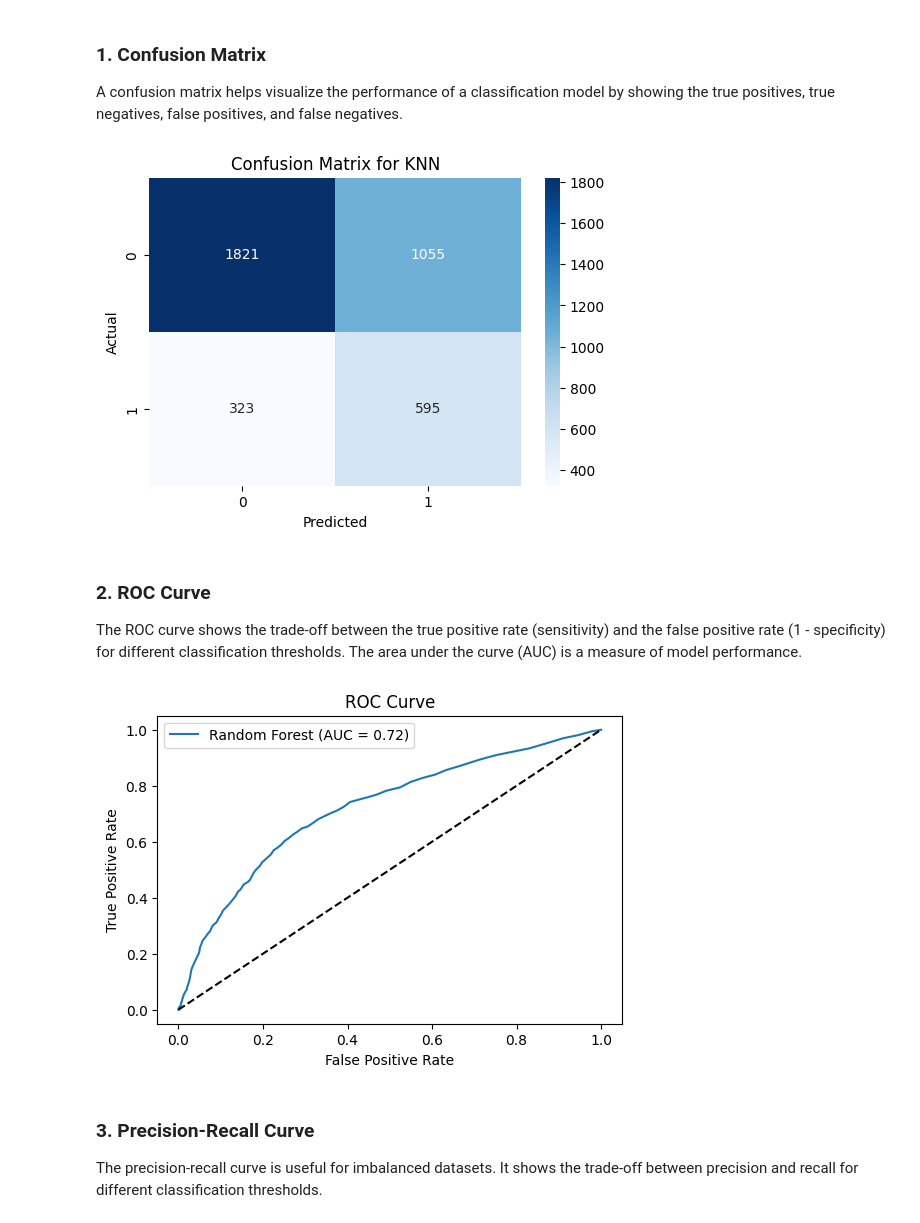
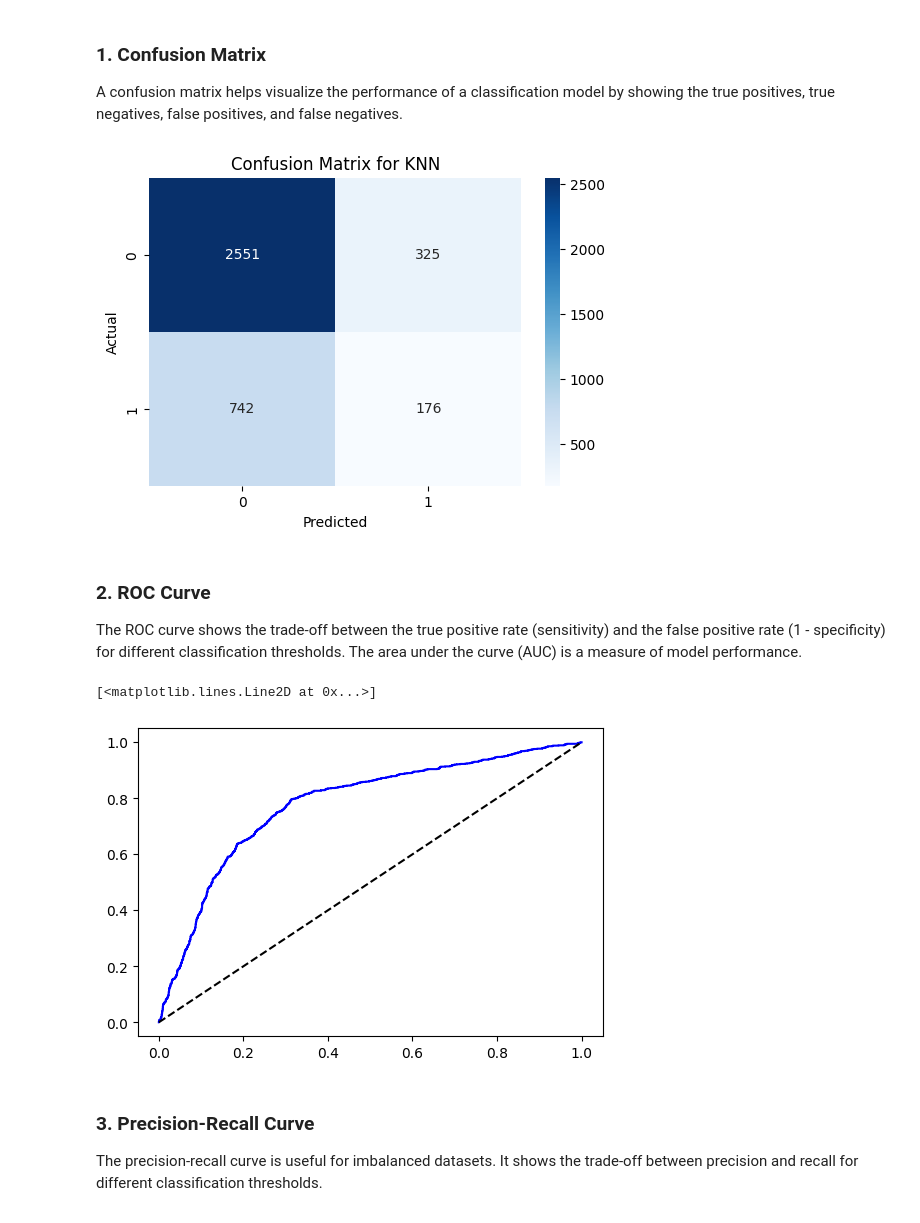
Before and after one commit to Gulcan82/Data_science_job_data_set, a Jupyter notebook: data_science.ipynb, the cells around one changed output. Drawn from its saved outputs; the diff is of its cells as text; code cells hidden in the pictures.

```diff
--- a/data_science.ipynb
+++ b/data_science.ipynb
@@ -40,0 +51,3 @@ df = pd.read_csv('./data/data_science_job.csv')
+# %%
+df = pd.read_csv('data_science_job.csv')  # Falls die Datei so heißt
+print(df.head())  # Zeigt die ersten Zeilen der Datei an
@@ -786,15 +838,19 @@ weighted avg       0.76      0.76      0.76      3794
 ### 1. Confusion Matrix
 A confusion matrix helps visualize the performance of a classification model by showing the true positives, true negatives, false positives, and false negatives.
 # %%
-import matplotlib.pyplot as plt
-import seaborn as sns
-from sklearn.metrics import confusion_matrix
+from sklearn.neighbors import KNeighborsClassifier
 
-# Example for KNN
+# KNN-Modell definieren und trainieren
+knn = KNeighborsClassifier(n_neighbors=5)  # Du kannst die Anzahl der Nachbarn anpassen
+knn.fit(X_train, y_train)
+
+# Vorhersagen mit KNN
 y_pred_knn = knn.predict(X_test)
 cm_knn = confusion_matrix(y_test, y_pred_knn)
 
-# Plot confusion matrix
+# Confusion Matrix plotten
+import matplotlib.pyplot as plt
+import seaborn as sns
 plt.figure(figsize=(6, 4))
 sns.heatmap(cm_knn, annot=True, fmt='d', cmap='Blues', xticklabels=['0', '1'], yticklabels=['0', '1'])
 plt.title('Confusion Matrix for KNN')
@@ -802,29 +858,28 @@ plt.xlabel('Predicted')
 plt.ylabel('Actual')
 plt.show()
 # %% [output]
-[figure, old version]
+[figure, new version]
 # %% [markdown]
 ### 2. ROC Curve
 The ROC curve shows the trade-off between the true positive rate (sensitivity) and the false positive rate (1 - specificity) for different classification thresholds. The area under the curve (AUC) is a measure of model performance.
 # %%
 from sklearn.metrics import roc_curve, roc_auc_score
+import matplotlib.pyplot as plt
 
-# Example for Random Forest
-y_pred_proba_rf = rf.predict_proba(X_test)[:, 1]  # Probability of class 1
+# Sicherstellen, dass das trainierte Modell verwendet wird
+y_pred_proba_rf = best_rf.predict_proba(X_test)[:, 1]  # Wahrscheinlichkeit für Klasse 1
+
+# ROC-Kurve berechnen
 fpr, tpr, thresholds = roc_curve(y_test, y_pred_proba_rf)
 roc_auc = roc_auc_score(y_test, y_pred_proba_rf)
 
-# Plot ROC curve
+# ROC-Kurve plotten
 plt.figure(figsize=(6, 4))
-plt.plot(fpr, tpr, label=f'Random Forest (AUC = {roc_auc:.2f})')
-plt.plot([0, 1], [0, 1], 'k--')  # Diagonal line
-plt.xlabel('False Positive Rate')
-plt.ylabel('True Positive Rate')
-plt.title('ROC Curve')
-plt.legend()
-plt.show()
+plt.plot(fpr, tpr, label=f'Random Forest (AUC = {roc_auc:.2f})', color='blue')
+plt.plot([0, 1], [0, 1], 'k--')  # Diagonale Linie (random guessing)
 # %% [output]
+[<matplotlib.lines.Line2D at 0x...>]
-[figure, old version]
+[figure, new version]
 # %% [markdown]
 ### 3. Precision-Recall Curve
 The precision-recall curve is useful for imbalanced datasets. It shows the trade-off between precision and recall for different classification thresholds.
```
Also changed, not shown: parts of 36 cells of this notebook.
